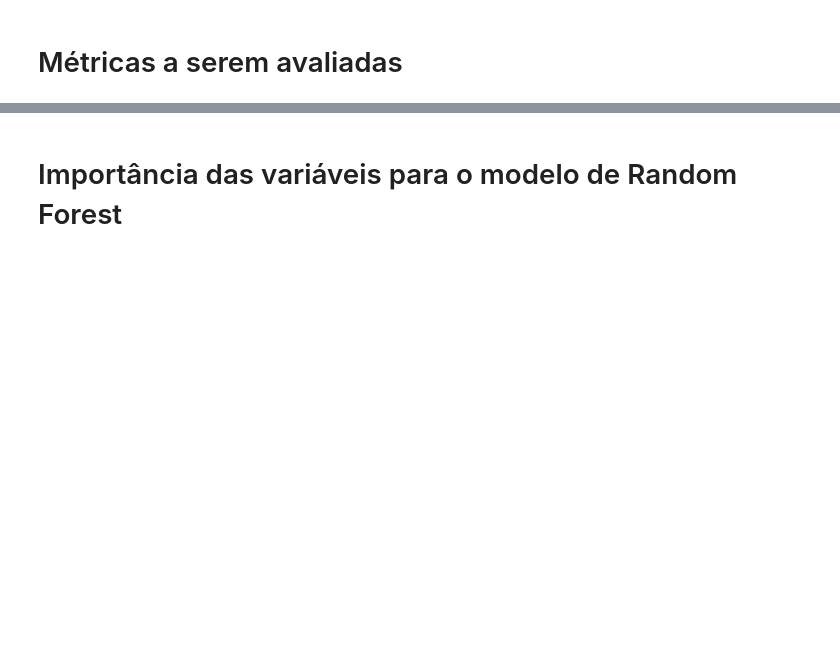
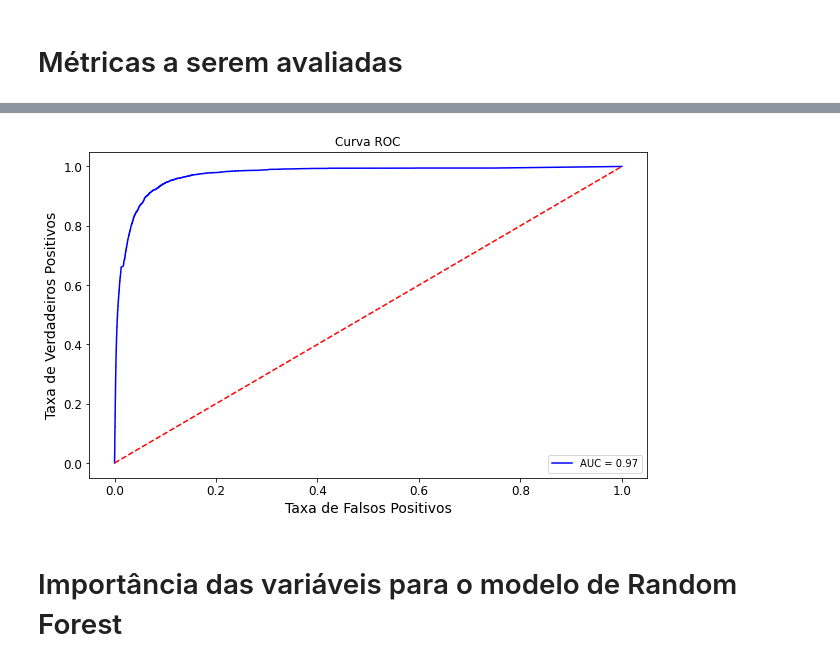
Before and after one commit to barbosarafael/Projetos, a Jupyter notebook: iNeuron_Back_order_prediction_Notebook/2classweight_randomforest.ipynb, the cells around one changed output, grey strips where cells are left out. Saved outputs shown, nothing was run; the diff lists cells and outputs as text; code cells hidden in the pictures; blank space fills up the shorter version.

```diff
--- a/iNeuron_Back_order_prediction_Notebook/2classweight_randomforest.ipynb
+++ b/iNeuron_Back_order_prediction_Notebook/2classweight_randomforest.ipynb
@@ -256,4 +256,28 @@ print(classification_report(y_teste, y_pred))
 weighted avg       0.99      0.99      0.99    506358
+# %%
+#--- Adaptado de: https://stackoverflow.com/questions/25009284/how-to-plot-roc-curve-in-python
+
+import sklearn.metrics as metrics
+
+probs = rfc.predict_proba(x_teste)
+preds = probs[:,1]
+fpr, vpr, threshold = metrics.roc_curve(y_teste, preds)
+roc_auc = metrics.auc(fpr, vpr)
+
+#--- Curva
+
+plt.figure(figsize = [10, 6])
+plt.title("Curva ROC")
+plt.plot(fpr, vpr, "blue", label = "AUC = %0.2f" % roc_auc)
+plt.legend(loc = "lower right")
+plt.plot([0, 1], [0, 1], "r--")
+plt.ylabel("Taxa de Verdadeiros Positivos", fontsize = 14, color = "black")
+plt.xlabel("Taxa de Falsos Positivos", fontsize = 14, color = "black")
+plt.tick_params(axis = "x", labelsize = 12, labelcolor = "black")
+plt.tick_params(axis = "y", labelsize = 12, labelcolor = "black")
+plt.show()
+# %% [output]
+[figure, added]
 # %% [markdown]
 # Importância das variáveis para o modelo de Random Forest
 # %%
```
Also changed, not shown: parts of 7 cells of this notebook, 5 other files.
